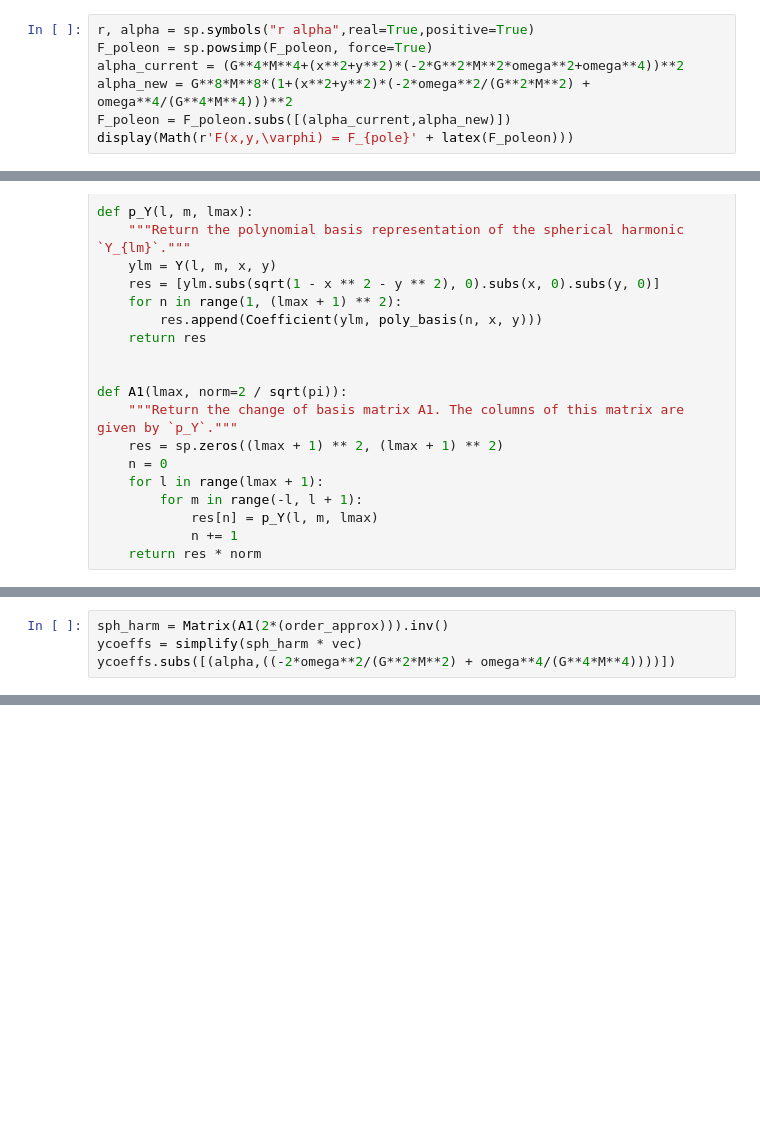
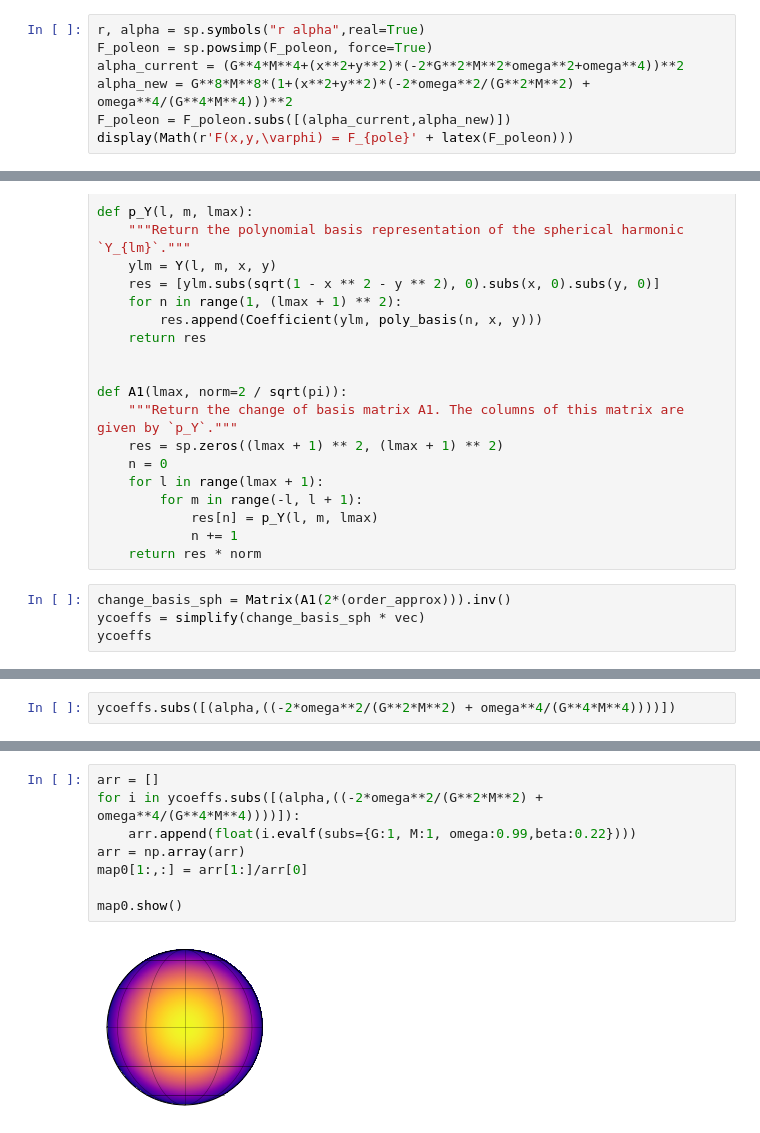
Before and after one commit to shashankdholakia/gravity-dark, a Jupyter notebook: Spherical Harmonics and Von Zeipel Law.ipynb, the cells around one changed output, grey strips where cells are left out. Saved outputs shown, nothing was run; the diff lists cells and outputs as text; blank space fills up the shorter version.

```diff
--- a/Spherical Harmonics and Von Zeipel Law.ipynb
+++ b/Spherical Harmonics and Von Zeipel Law.ipynb
@@ -145,7 +145,7 @@ $\displaystyle F(x,y,\varphi) = F_{pole}G^{- 8 \beta} M^{- 8 \beta} \left(G^{4}
 # %% [markdown]
 Wow!! In pole on configuration, the math looks so much simpler! In fact, I think this is just exaggerated limb darkening. We are so close to a polynomial expansion now, we just need to get rid of the $2\beta$. We can simplify this further to write it as a binomial to the power of $\beta$:
 # %%
-r, alpha = sp.symbols("r alpha",real=True,positive=True)
+r, alpha = sp.symbols("r alpha",real=True)
 F_poleon = sp.powsimp(F_poleon, force=True)
 alpha_current = (G**4*M**4+(x**2+y**2)*(-2*G**2*M**2*omega**2+omega**4))**2
 alpha_new = G**8*M**8*(1+(x**2+y**2)*(-2*omega**2/(G**2*M**2) + omega**4/(G**4*M**4)))**2
@@ -336,3 +340,7 @@ def A1(lmax, norm=2 / sqrt(pi)):
             res[n] = p_Y(l, m, lmax)
             n += 1
     return res * norm
+# %%
+change_basis_sph = Matrix(A1(2*(order_approx))).inv()
+ycoeffs = simplify(change_basis_sph * vec)
+ycoeffs
@@ -339,6 +349,4 @@ def A1(lmax, norm=2 / sqrt(pi)):
 # %%
-sph_harm = Matrix(A1(2*(order_approx))).inv()
-ycoeffs = simplify(sph_harm * vec)
 ycoeffs.subs([(alpha,((-2*omega**2/(G**2*M**2) + omega**4/(G**4*M**4))))])
 # %% [output]
 $\displaystyle \left[\begin{matrix}\frac{\pi \left(8 \beta \left(2 \beta - 1\right) \left(- \frac{2 \omega^{2}}{G^{2} M^{2}} + \frac{\omega^{4}}{G^{4} M^{4}}\right)^{2} + 20 \beta \left(- \frac{2 \omega^{2}}{G^{2} M^{2}} + \frac{\omega^{4}}{G^{4} M^{4}}\right) + 15\right)}{15}\\0\\0\\0\\0\\0\\\frac{4 \sqrt{5} \pi \beta \left(- \frac{2 \omega^{2}}{G^{2} M^{2}} + \frac{\omega^{4}}{G^{4} M^{4}}\right) \left(- 8 \beta \left(- \frac{2 \omega^{2}}{G^{2} M^{2}} + \frac{\omega^{4}}{G^{4} M^{4}}\right) - 7 - \frac{8 \omega^{2}}{G^{2} M^{2}} + \frac{4 \omega^{4}}{G^{4} M^{4}}\right)}{105}\\0\\0\\0\\0\\0\\0\\0\\0\\0\\0\\0\\0\\0\\\frac{8 \pi \beta \left(2 \beta - 1\right) \left(- \frac{2 \omega^{2}}{G^{2} M^{2}} + \frac{\omega^{4}}{G^{4} M^{4}}\right)^{2}}{105}\\0\\0\\0\\0\end{matrix}\right]$
@@ -346,0 +376,10 @@ $\displaystyle \left[\begin{matrix}\frac{\pi \left(8 \beta \left(2 \beta - 1\rig
+# %%
+arr = []
+for i in ycoeffs.subs([(alpha,((-2*omega**2/(G**2*M**2) + omega**4/(G**4*M**4))))]):
+    arr.append(float(i.evalf(subs={G:1, M:1, omega:0.99,beta:0.22})))
+arr = np.array(arr)
+map0[1:,:] = arr[1:]/arr[0]
+
+map0.show()
+# %% [output]
+[figure, added]
```
Also changed, not shown: parts of 12 cells of this notebook.
